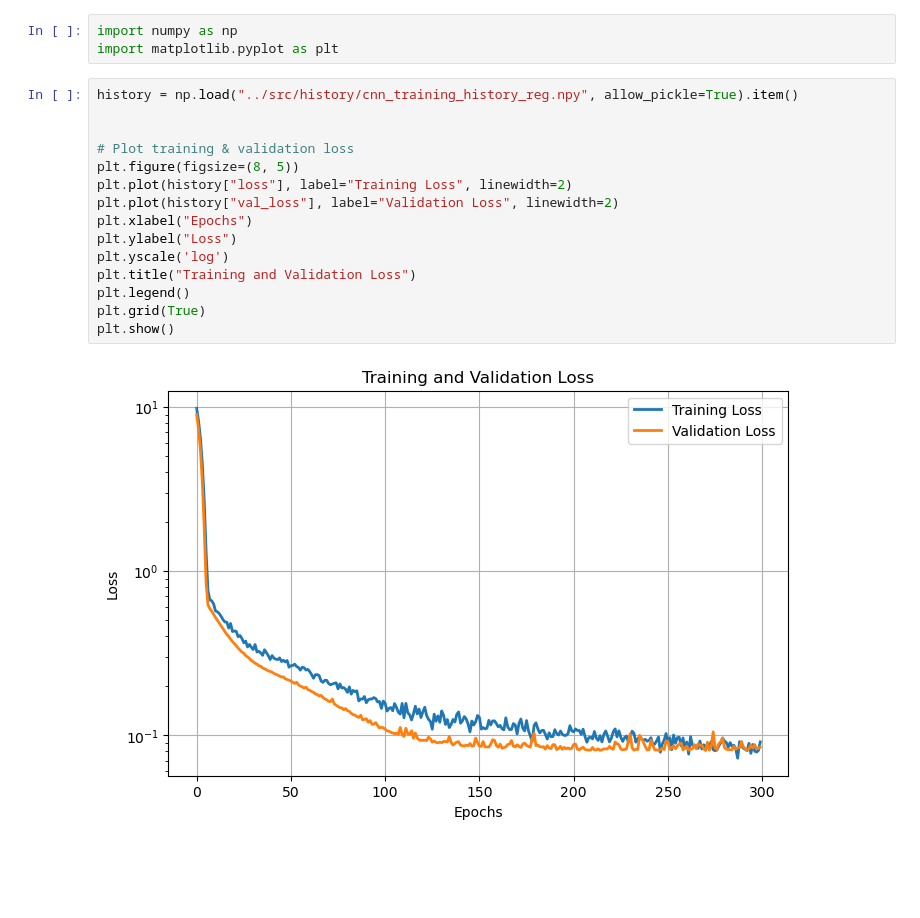
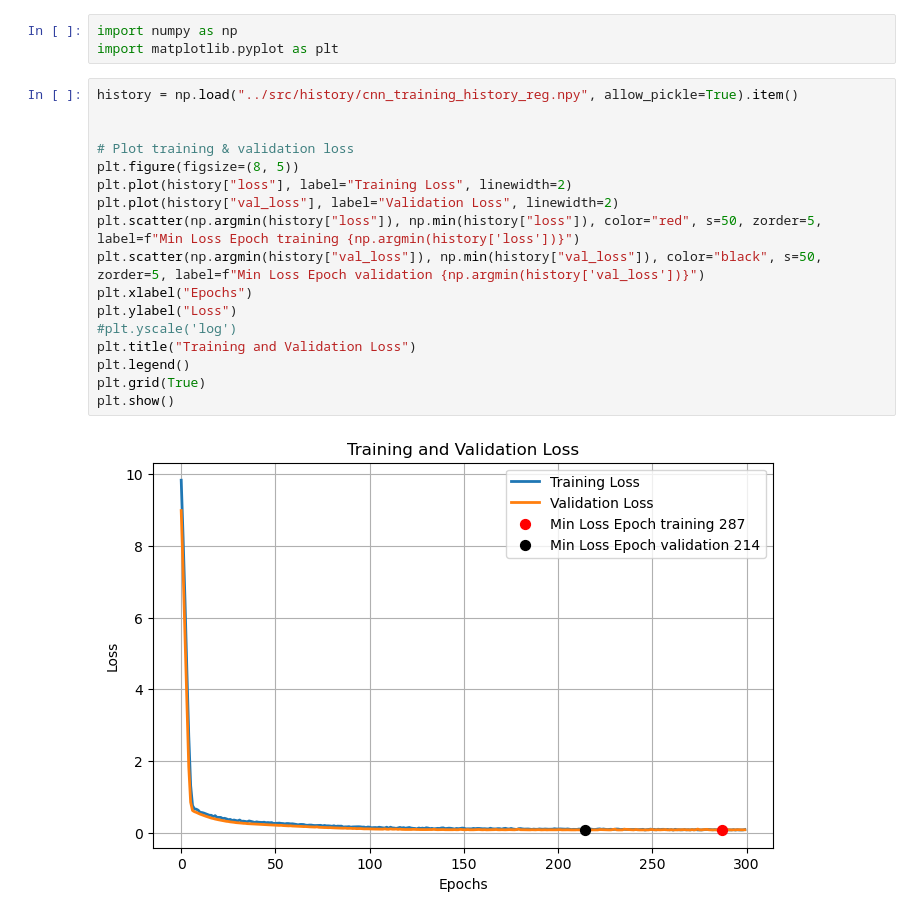
Before and after one commit to amalseb07/cmse802_project, a Jupyter notebook: notebooks/history_reg.ipynb, the cells around one changed output. Saved outputs shown, nothing was run; the diff lists cells and outputs as text; blank space fills up the shorter version.

```diff
--- a/notebooks/history_reg.ipynb
+++ b/notebooks/history_reg.ipynb
@@ -6,17 +6,19 @@ import matplotlib.pyplot as plt
 # %%
 history = np.load("../src/history/cnn_training_history_reg.npy", allow_pickle=True).item()
 
 
 # Plot training & validation loss
 plt.figure(figsize=(8, 5))
 plt.plot(history["loss"], label="Training Loss", linewidth=2)
 plt.plot(history["val_loss"], label="Validation Loss", linewidth=2)
+plt.scatter(np.argmin(history["loss"]), np.min(history["loss"]), color="red", s=50, zorder=5, label=f"Min Loss Epoch training {np.argmin(history['loss'])}")
+plt.scatter(np.argmin(history["val_loss"]), np.min(history["val_loss"]), color="black", s=50, zorder=5, label=f"Min Loss Epoch validation {np.argmin(history['val_loss'])}")
 plt.xlabel("Epochs")
 plt.ylabel("Loss")
-plt.yscale('log')
+#plt.yscale('log')
 plt.title("Training and Validation Loss")
 plt.legend()
 plt.grid(True)
 plt.show()
 # %% [output]
-[figure, old version]
+[figure, new version]
```
Also changed, not shown: 1 other file.
